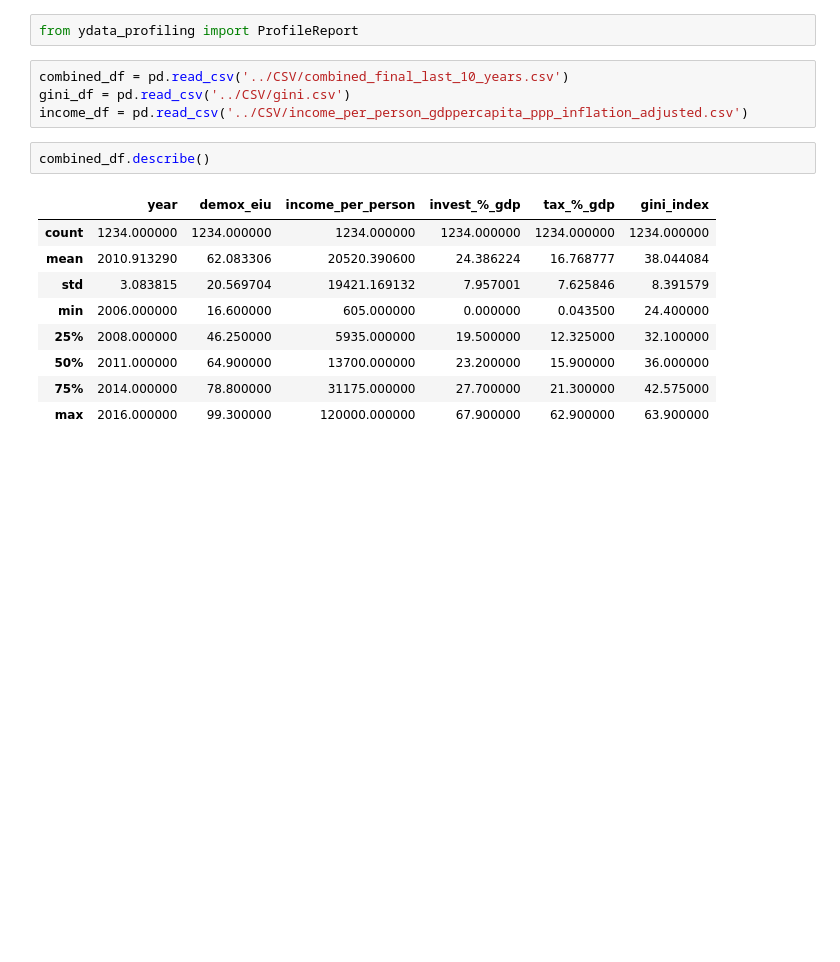
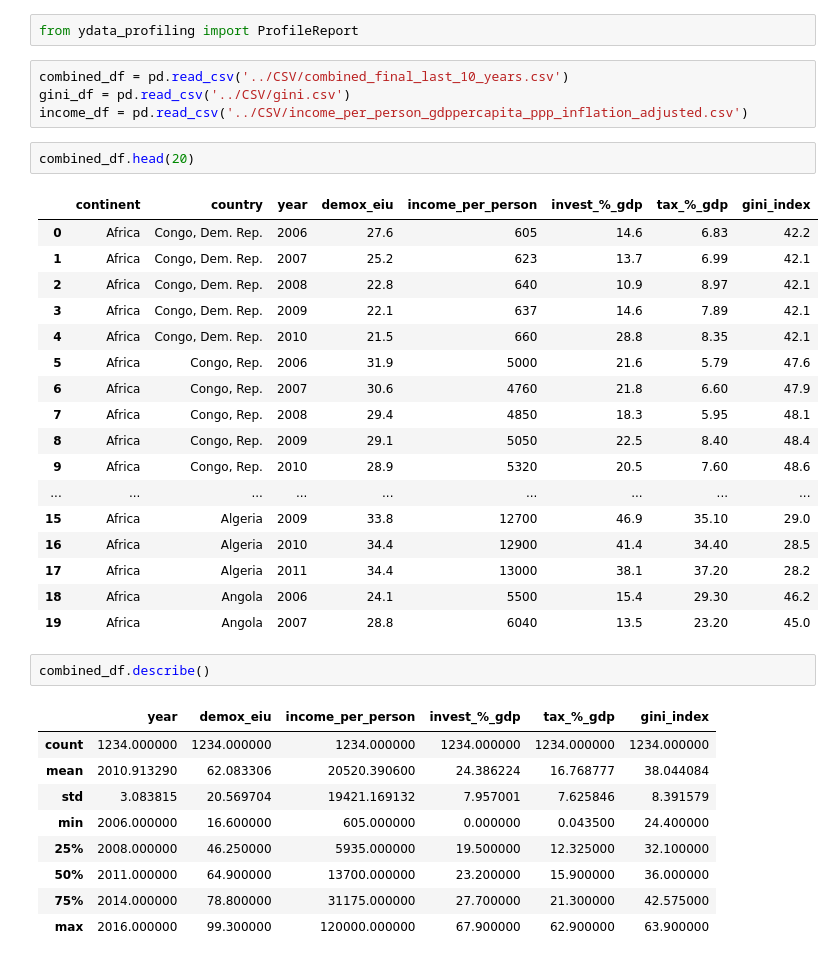
Before and after one commit to Y0shicon/EGD-Assignment, a Jupyter notebook: Income Inequality using Gapminder/Notebooks/Premature Evaluation.ipynb, the cells around one changed output. Cells and saved outputs as stored; diff of their text form; blank space fills up the shorter version.

```diff
--- a/Income Inequality using Gapminder/Notebooks/Gapmind.ipynb
+++ b/Income Inequality using Gapminder/Notebooks/Premature Evaluation.ipynb
@@ -9,6 +9,26 @@ from ydata_profiling import ProfileReport
 combined_df = pd.read_csv('../CSV/combined_final_last_10_years.csv')
 gini_df = pd.read_csv('../CSV/gini.csv')
 income_df = pd.read_csv('../CSV/income_per_person_gdppercapita_ppp_inflation_adjusted.csv')
+# %%
+combined_df.head(20)
+# %% [output]
+|  | continent | country | year | demox_eiu | income_per_person | invest_%_gdp | tax_%_gdp | gini_index |
+| 0 | Africa | Congo, Dem. Rep. | 2006 | 27.6 | 605 | 14.6 | 6.83 | 42.2 |
+| 1 | Africa | Congo, Dem. Rep. | 2007 | 25.2 | 623 | 13.7 | 6.99 | 42.1 |
+| 2 | Africa | Congo, Dem. Rep. | 2008 | 22.8 | 640 | 10.9 | 8.97 | 42.1 |
+| 3 | Africa | Congo, Dem. Rep. | 2009 | 22.1 | 637 | 14.6 | 7.89 | 42.1 |
+| 4 | Africa | Congo, Dem. Rep. | 2010 | 21.5 | 660 | 28.8 | 8.35 | 42.1 |
+| 5 | Africa | Congo, Rep. | 2006 | 31.9 | 5000 | 21.6 | 5.79 | 47.6 |
+| 6 | Africa | Congo, Rep. | 2007 | 30.6 | 4760 | 21.8 | 6.60 | 47.9 |
+| 7 | Africa | Congo, Rep. | 2008 | 29.4 | 4850 | 18.3 | 5.95 | 48.1 |
+| 8 | Africa | Congo, Rep. | 2009 | 29.1 | 5050 | 22.5 | 8.40 | 48.4 |
+| 9 | Africa | Congo, Rep. | 2010 | 28.9 | 5320 | 20.5 | 7.60 | 48.6 |
+| ... | ... | ... | ... | ... | ... | ... | ... | ... |
+| 15 | Africa | Algeria | 2009 | 33.8 | 12700 | 46.9 | 35.10 | 29.0 |
+| 16 | Africa | Algeria | 2010 | 34.4 | 12900 | 41.4 | 34.40 | 28.5 |
+| 17 | Africa | Algeria | 2011 | 34.4 | 13000 | 38.1 | 37.20 | 28.2 |
+| 18 | Africa | Angola | 2006 | 24.1 | 5500 | 15.4 | 29.30 | 46.2 |
+| 19 | Africa | Angola | 2007 | 28.8 | 6040 | 13.5 | 23.20 | 45.0 |
 # %%
 combined_df.describe()
 # %% [output]
```
Also changed, not shown: 6 other files.
